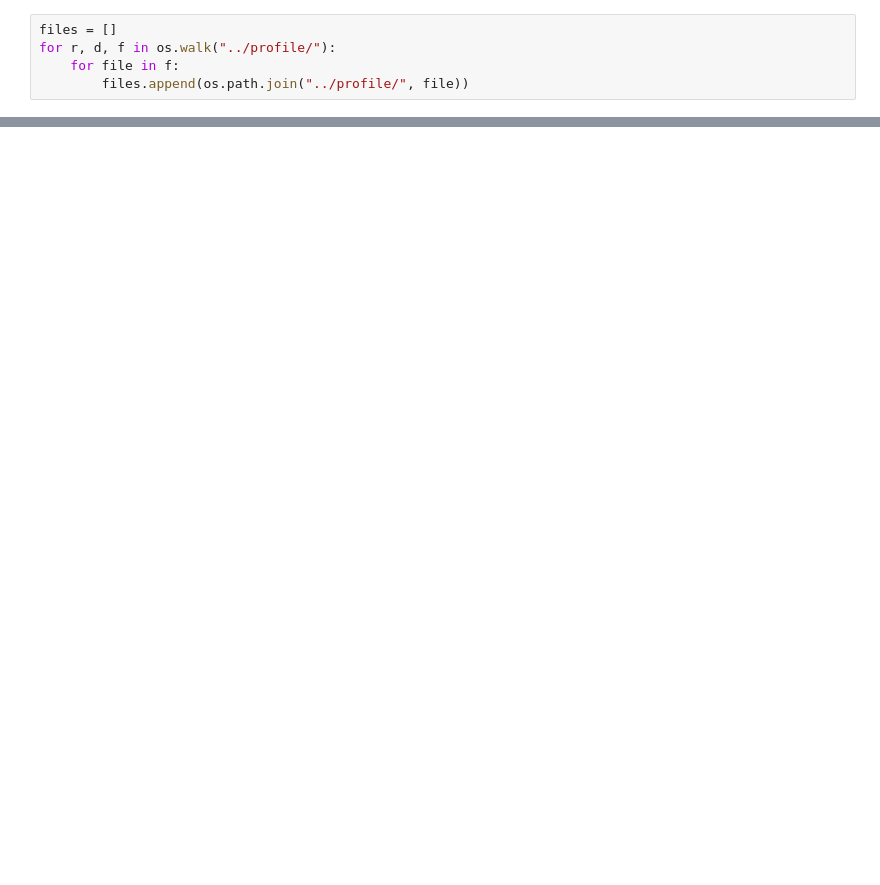
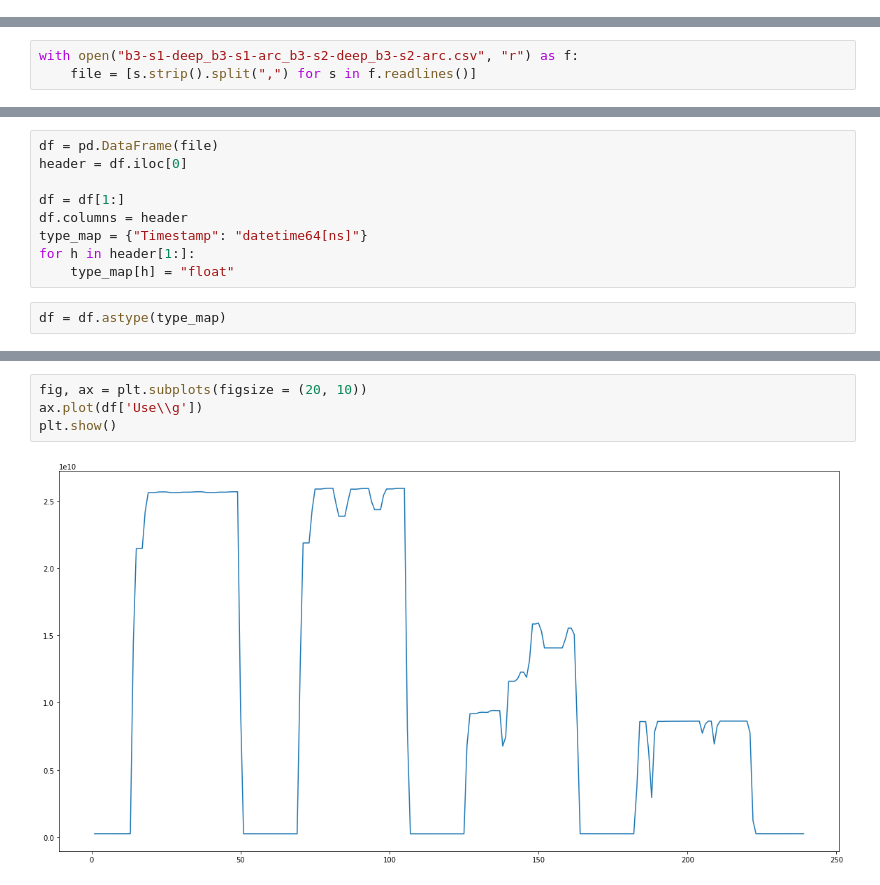
Before and after one commit to ShinsakuOkazaki/master-thesis, a Jupyter notebook: project/rust_knn_streaming/analysis/Untitled.ipynb, the cells around one changed output, grey strips where cells are left out. Saved outputs shown, nothing was run; the diff lists cells and outputs as text; blank space fills up the shorter version.

```diff
--- a/project/rust_knn_streaming/analysis/Untitled.ipynb
+++ b/project/rust_knn_streaming/analysis/Untitled.ipynb
@@ -6,5 +4,0 @@ import os
-# %%
-files = []
-for r, d, f in os.walk("../profile/"):
-    for file in f:
-        files.append(os.path.join("../profile/", file))
@@ -150,0 +5,3 @@ ValueError: arrays must all be same length
+# %%
+with open("b3-s1-deep_b3-s1-arc_b3-s2-deep_b3-s2-arc.csv", "r") as f:
+    file = [s.strip().split(",") for s in f.readlines()]
@@ -150,0 +28,11 @@ ValueError: arrays must all be same length
+# %%
+df = pd.DataFrame(file)
+header = df.iloc[0]
+
+df = df[1:]
+df.columns = header
+type_map = {"Timestamp": "datetime64[ns]"}
+for h in header[1:]:
+    type_map[h] = "float"
+# %%
+df = df.astype(type_map)
@@ -150,0 +48,6 @@ ValueError: arrays must all be same length
+# %%
+fig, ax = plt.subplots(figsize = (20, 10))
+ax.plot(df['Use\\g'])
+plt.show()
+# %% [output]
+[figure, added]
```
Also changed, not shown: parts of 12 cells of this notebook, 35 other files.
